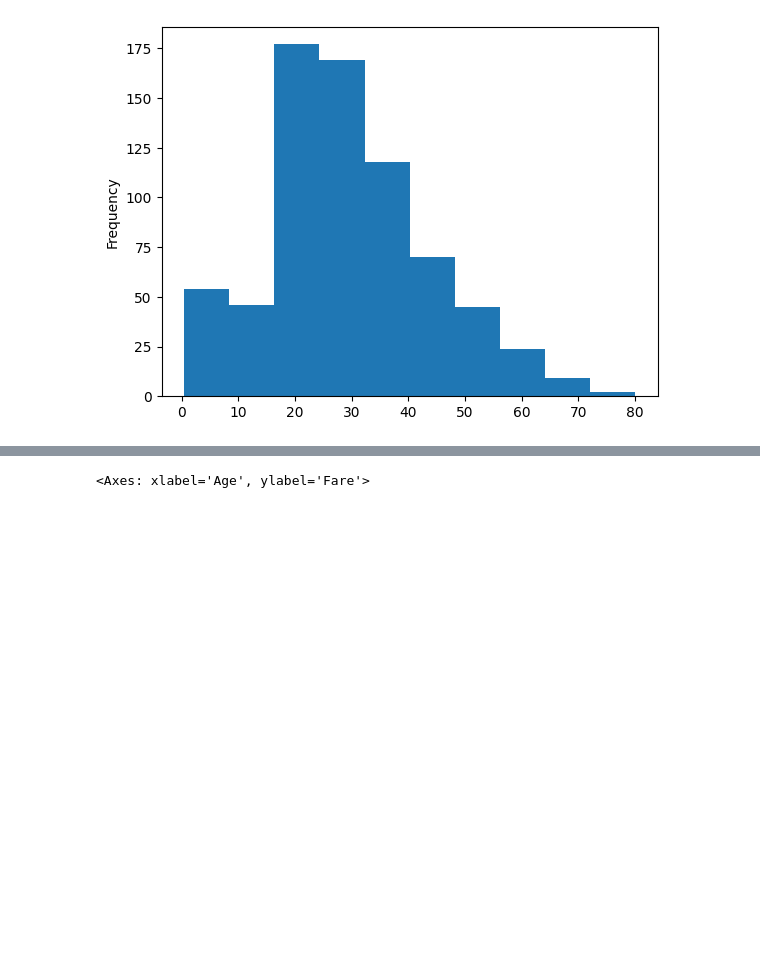
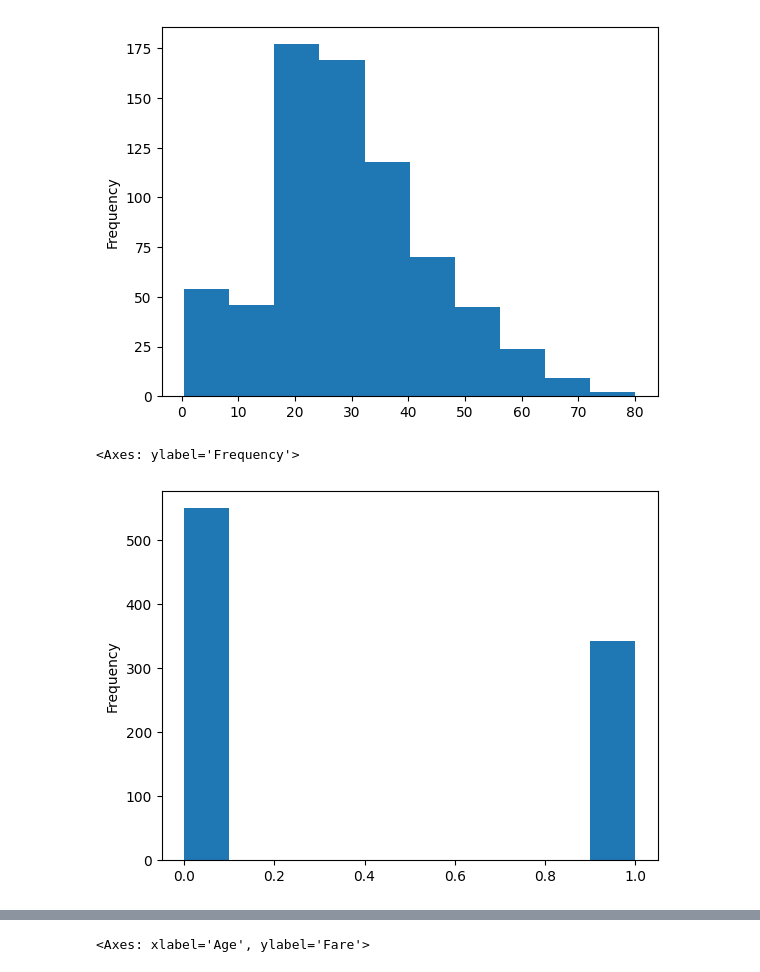
Before and after one commit to VolDonets/DataMining, a Jupyter notebook: practice_tasks/classwork_3.ipynb, the cells around one changed output, grey strips where cells are left out. Cells and saved outputs as stored; diff of their text form; code cells hidden in the pictures; blank space fills up the shorter version.

```diff
--- a/practice_tasks/classwork_3.ipynb
+++ b/practice_tasks/classwork_3.ipynb
@@ -200,3 +200,8 @@ df_titanic["Age"].plot(kind="hist")
 # %% [output]
 <Axes: ylabel='Frequency'>
 [figure]
+# %%
+df_titanic["Survived"].plot(kind="hist")
+# %% [output]
+<Axes: ylabel='Frequency'>
+[figure, added]
```
Also changed, not shown: parts of 4 cells of this notebook.
